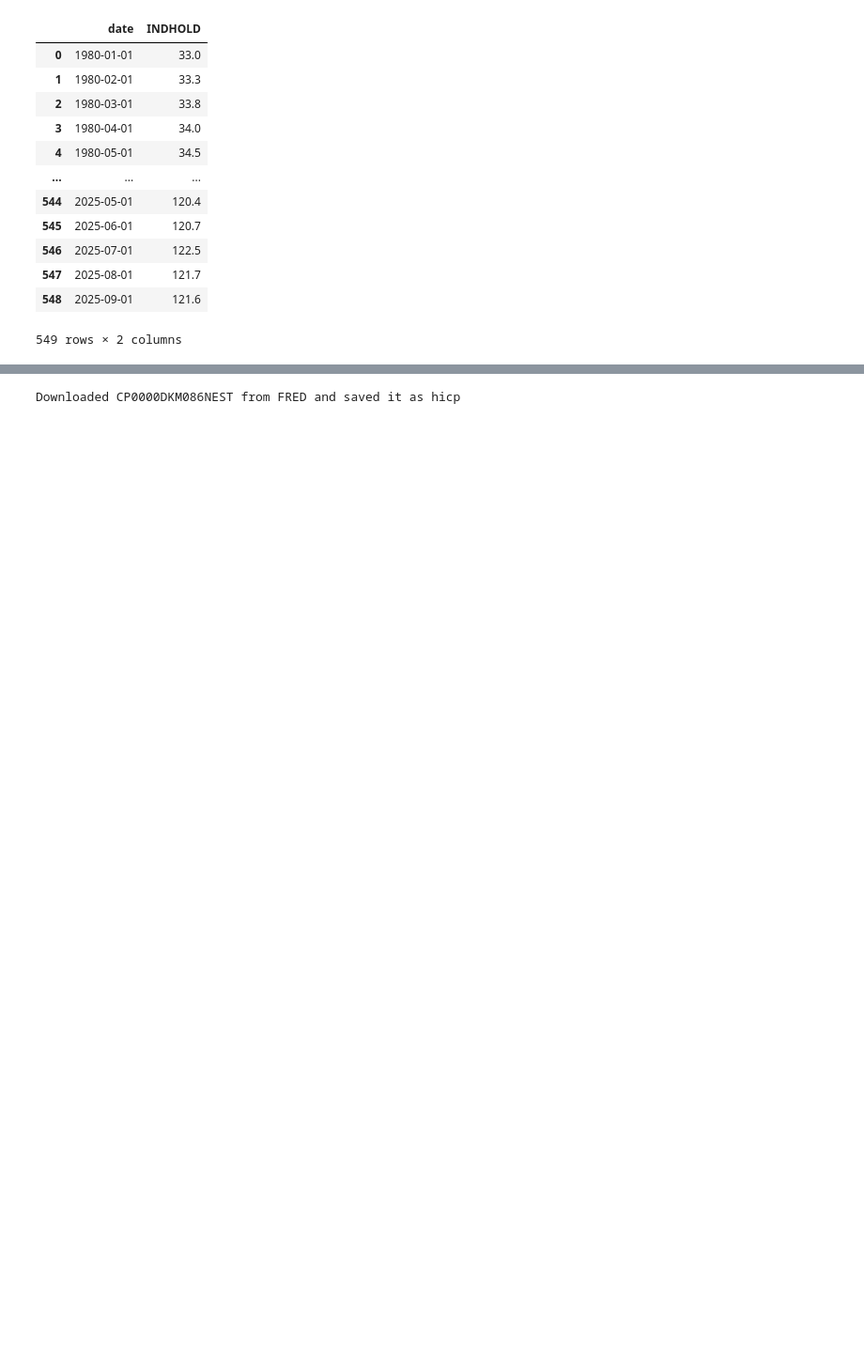
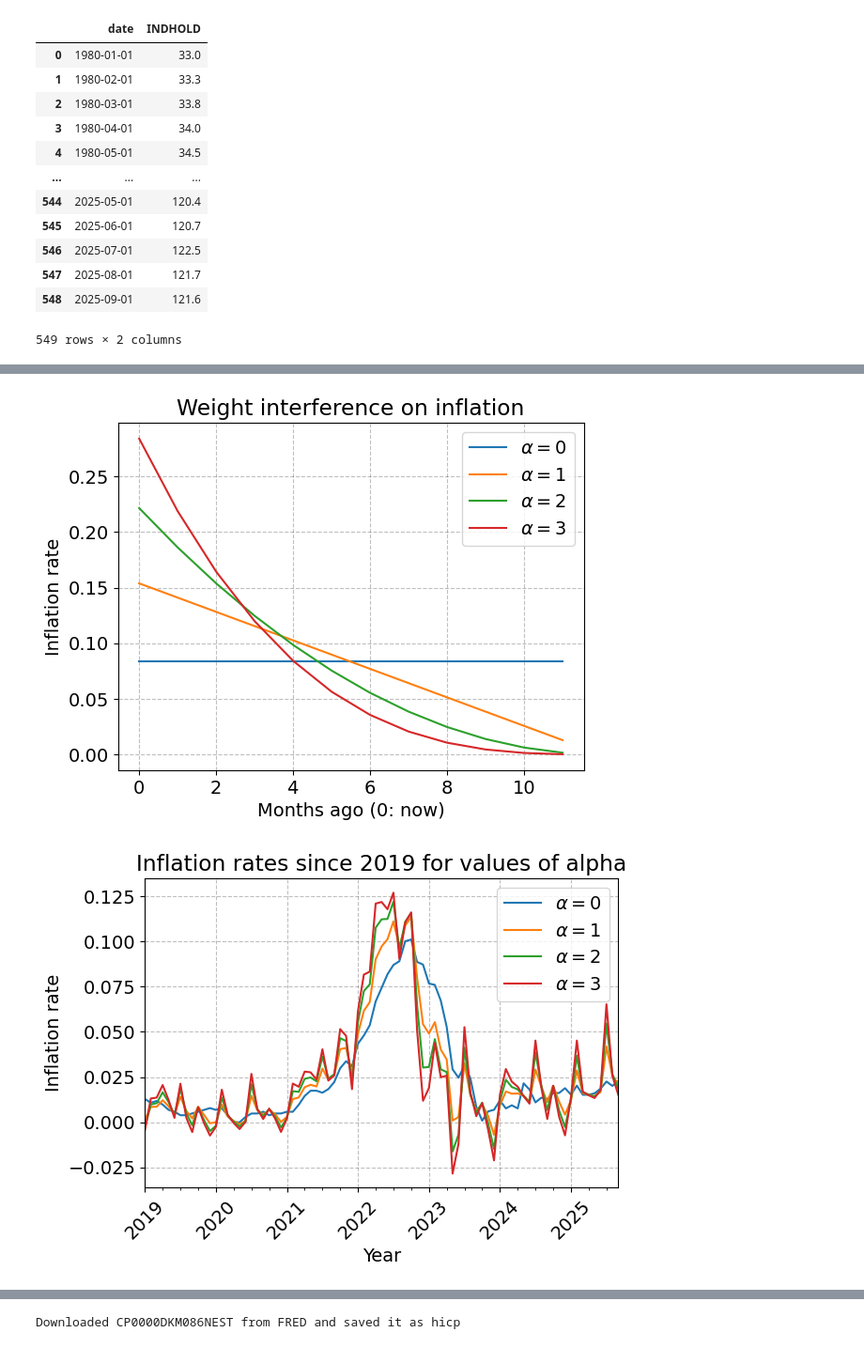
Before and after one commit to htx354/progecon, a Jupyter notebook: dataproject.ipynb, the cells around one changed output, grey strips where cells are left out. Shown at 94% size. Cells and saved outputs as stored; diff of their text form; code cells hidden in the pictures; blank space fills up the shorter version.

```diff
--- a/dataproject.ipynb
+++ b/dataproject.ipynb
@@ -135,0 +151,51 @@ plt.show()
+# %%
+# Setting up weights: kappa(k, alpha) and the exponent
+T = 12
+k = np.arange(T)
+
+def kappa(alpha):
+    w = (T - k)**alpha
+    w = w / w.sum()
+    return w
+
+def exponents(alpha):
+    return T * kappa(alpha)
+
+# Plotting kappa(k, alpha) for values of alpha
+plt.figure()
+for a in (0,1,2,3):
+    plt.plot(k, kappa(a), label=fr'$\alpha={a}$')
+plt.title('Weight interference on inflation')
+plt.xlabel('Months ago (0: now)')
+plt.ylabel('Inflation rate')
+plt.legend()
+plt.show()
+
+# Computing instantaneous inflation function
+def instantaneous_inflation(pi_series, alpha):
+    e = exponents(alpha)
+    def f(window):
+        return np.prod((1.0 + window) ** e[::-1]) - 1.0
+    return pi_series.rolling(T).apply(lambda w: f(w), raw=True)
+
+# Calculating instantaneous inflation for alpha values
+inst = {a: instantaneous_inflation(P_13_1, a) for a in (0,1,2,3)}
+
+# Defining yearl inflation rate
+P_inst = P.pct_change(12)  # P_t / P_{t-12} - 1
+
+
+# Creating the plot
+fig, ax = plt.subplots()
+for a, s in inst.items():
+    s.loc['2019':].plot(ax=ax, label=fr'$\alpha={a}$')
+ax.set_title('Inflation rates since 2019 for values of alpha')
+ax.set_xlabel('Year')
+ax.set_ylabel('Inflation rate')
+plt.xticks(rotation=45)
+plt.legend()
+plt.tight_layout()
+plt.show()
+# %% [output]
+[figure, added]
+[figure, added]
```
Also changed, not shown: parts of 34 cells of this notebook.
